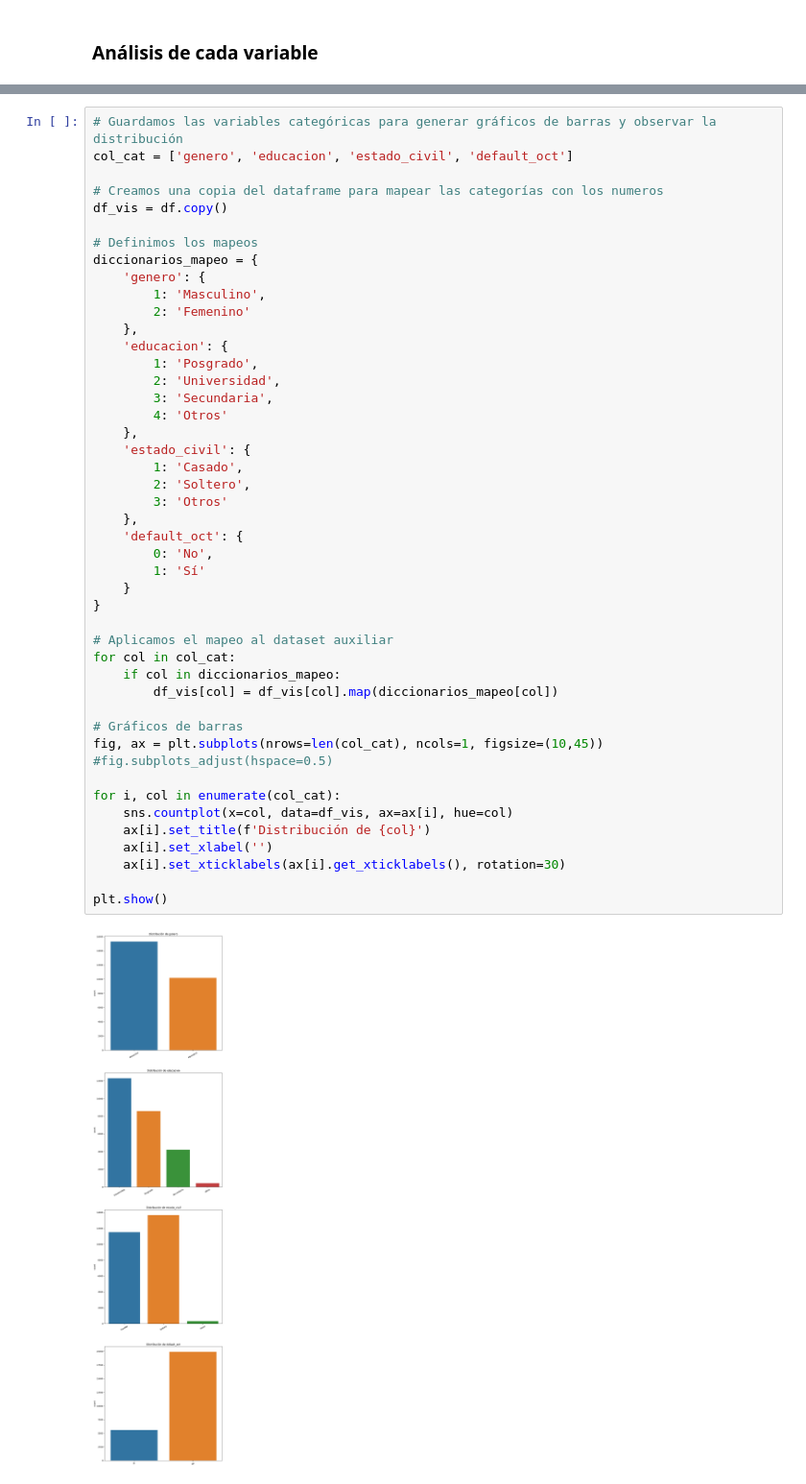
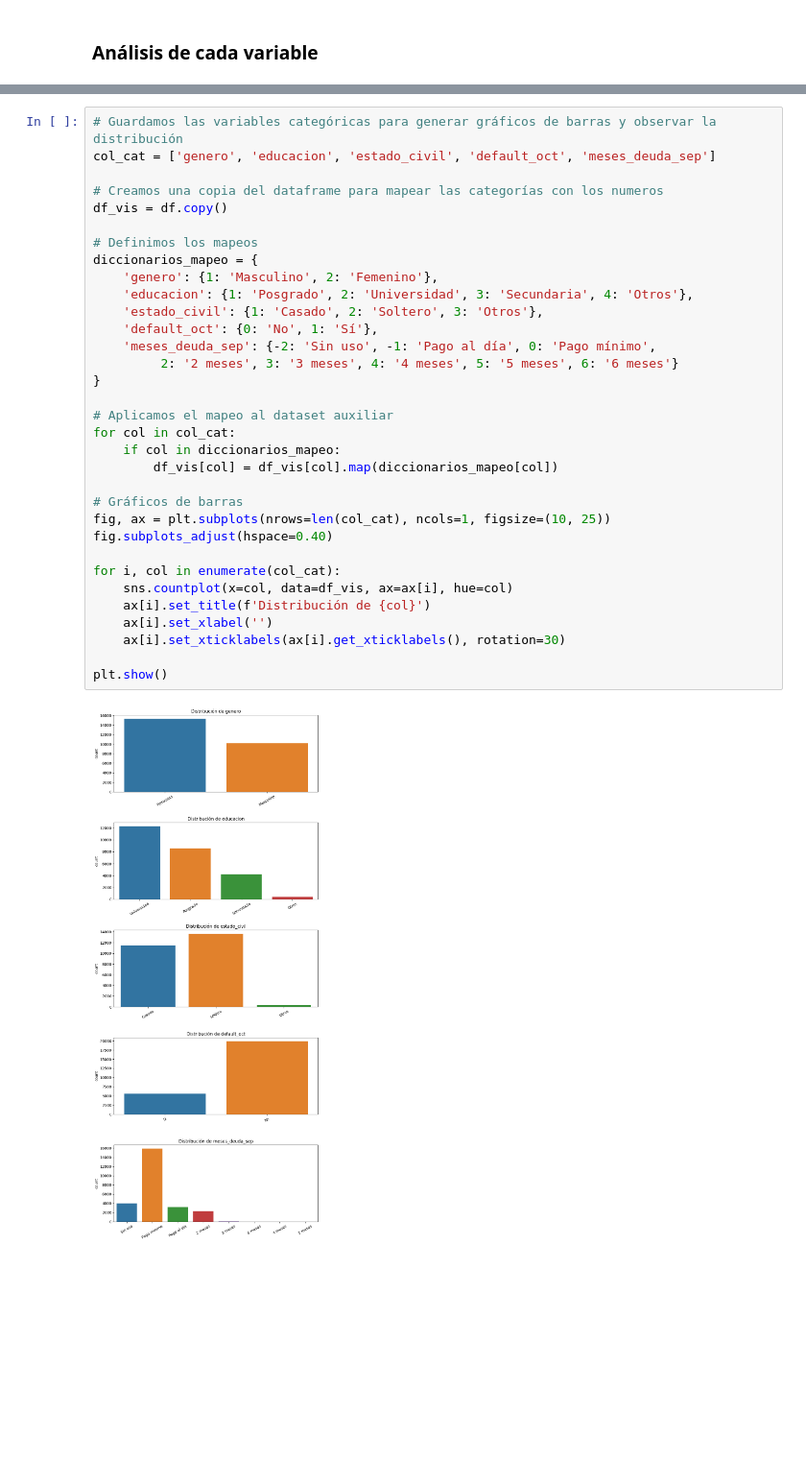
Before and after one commit to matvergara/CreditDefault-IAA-TPF, a Jupyter notebook: notebooks/02-eda.ipynb, the cells around one changed output, grey strips where cells are left out. Shown: that part at 96% size. Saved outputs shown, nothing was run; the diff lists cells and outputs as text; blank space fills up the shorter version.

Commit message:
docs: agregar graficos de distribución e histogramas a 02-eda.ipynb

```diff
--- a/notebooks/02-eda.ipynb
+++ b/notebooks/02-eda.ipynb
@@ -57,48 +38,35 @@ memory usage: 1.9 MB
 # %%
 # Guardamos las variables categóricas para generar gráficos de barras y observar la distribución
-col_cat = ['genero', 'educacion', 'estado_civil', 'default_oct']
+col_cat = ['genero', 'educacion', 'estado_civil', 'default_oct', 'meses_deuda_sep']
 
 # Creamos una copia del dataframe para mapear las categorías con los numeros
 df_vis = df.copy()
 
 # Definimos los mapeos
 diccionarios_mapeo = {
-    'genero': {
-        1: 'Masculino',
-        2: 'Femenino'
-    },
-    'educacion': {
-        1: 'Posgrado',
-        2: 'Universidad',
-        3: 'Secundaria',
-        4: 'Otros'
-    },
-    'estado_civil': {
-        1: 'Casado',
-        2: 'Soltero',
-        3: 'Otros'
-    },
-    'default_oct': {
-        0: 'No',
-        1: 'Sí'
-    }
+    'genero': {1: 'Masculino', 2: 'Femenino'},
+    'educacion': {1: 'Posgrado', 2: 'Universidad', 3: 'Secundaria', 4: 'Otros'},
+    'estado_civil': {1: 'Casado', 2: 'Soltero', 3: 'Otros'},
+    'default_oct': {0: 'No', 1: 'Sí'},
+    'meses_deuda_sep': {-2: 'Sin uso', -1: 'Pago al día', 0: 'Pago mínimo',
+         2: '2 meses', 3: '3 meses', 4: '4 meses', 5: '5 meses', 6: '6 meses'}
 }
 
 # Aplicamos el mapeo al dataset auxiliar
 for col in col_cat:
     if col in diccionarios_mapeo:
         df_vis[col] = df_vis[col].map(diccionarios_mapeo[col])
 
 # Gráficos de barras
-fig, ax = plt.subplots(nrows=len(col_cat), ncols=1, figsize=(10,45))
-#fig.subplots_adjust(hspace=0.5)
+fig, ax = plt.subplots(nrows=len(col_cat), ncols=1, figsize=(10, 25))
+fig.subplots_adjust(hspace=0.40)
 
 for i, col in enumerate(col_cat):
     sns.countplot(x=col, data=df_vis, ax=ax[i], hue=col)
     ax[i].set_title(f'Distribución de {col}')
     ax[i].set_xlabel('')
     ax[i].set_xticklabels(ax[i].get_xticklabels(), rotation=30)
 
 plt.show()
 # %% [output]
-[figure, old version]
+[figure, new version]
```
Also changed, not shown: parts of 5 cells of this notebook.
